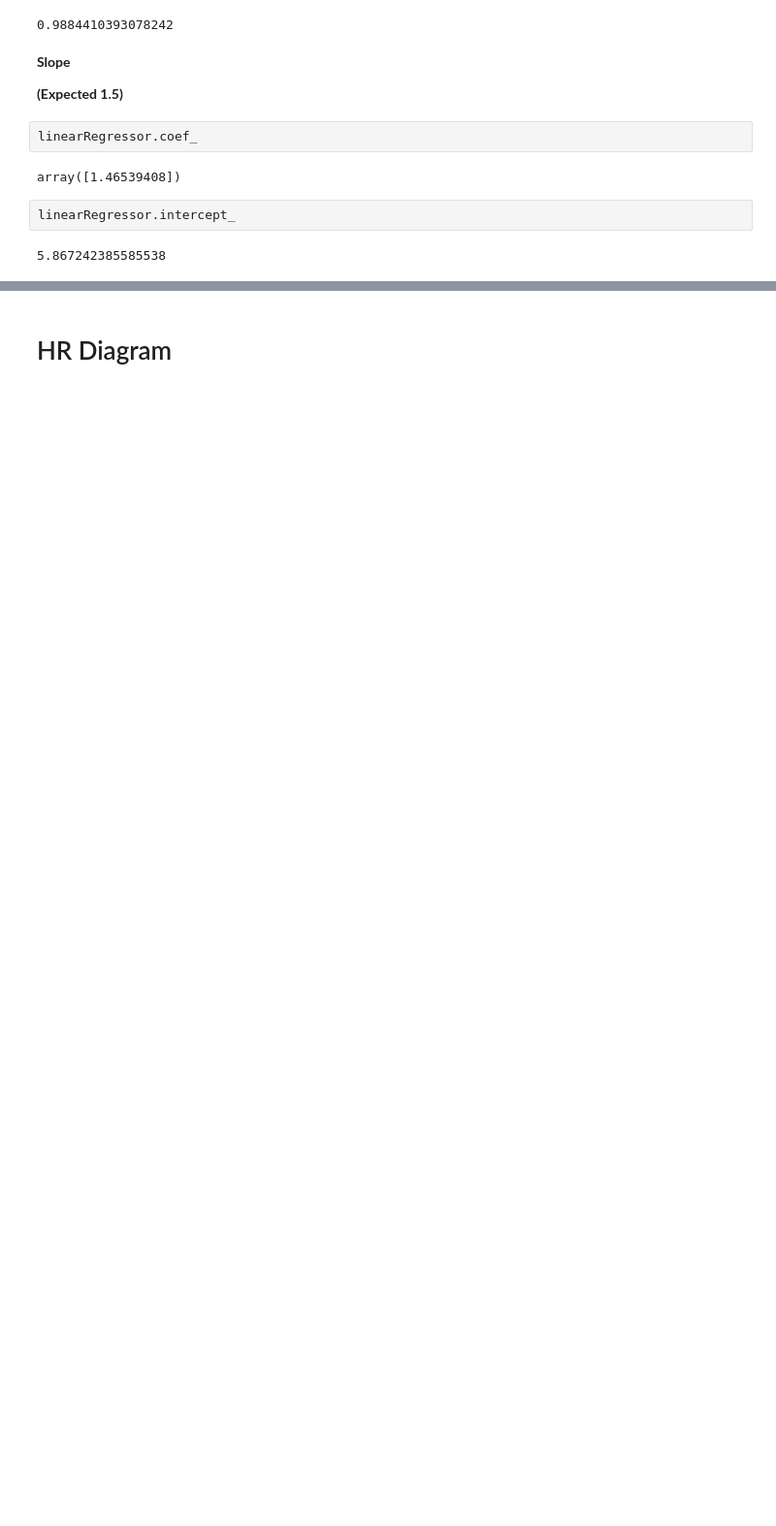
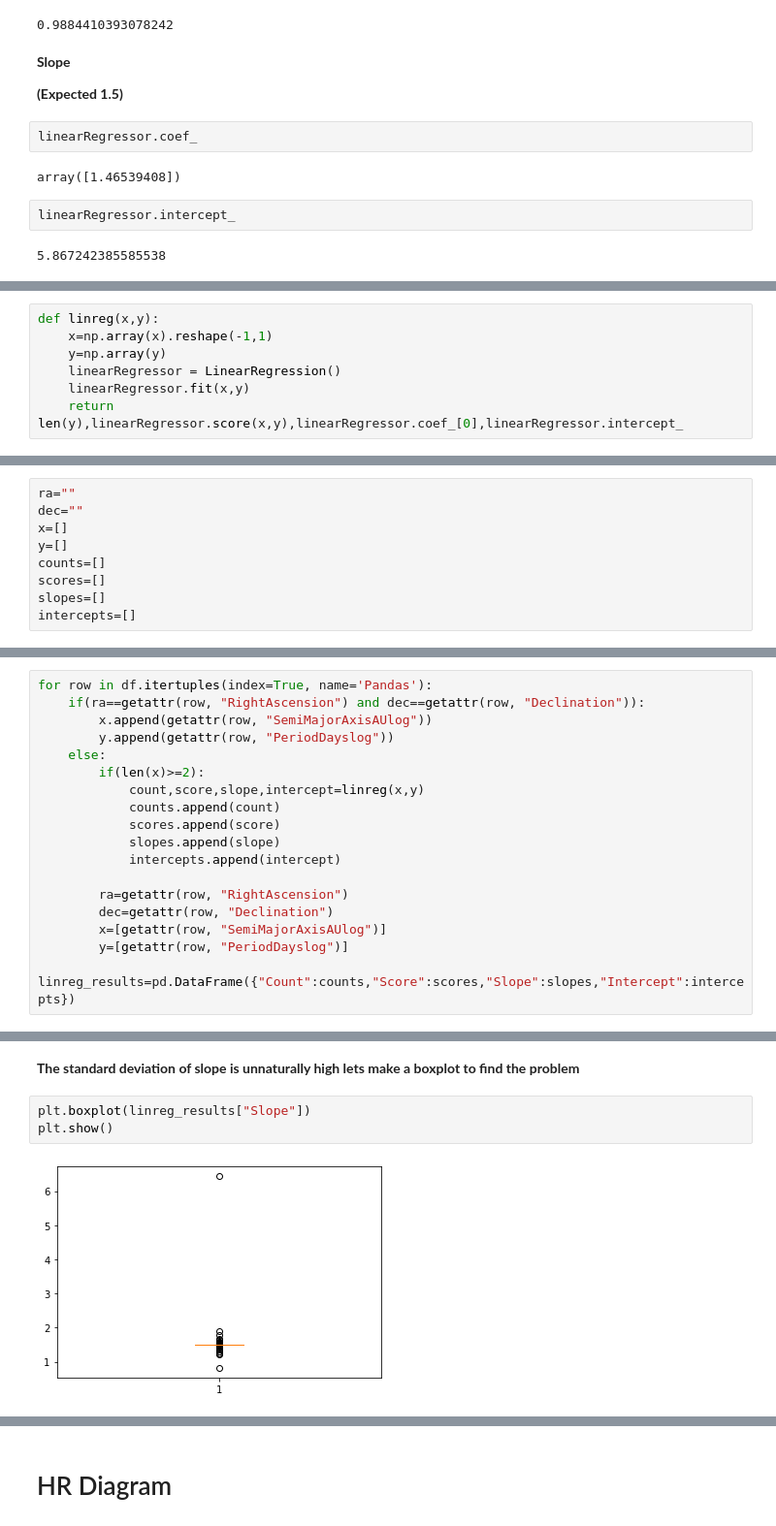
Before and after one commit to Varun221/exoplanet-analysis, a Jupyter notebook: analysis.ipynb, the cells around one changed output, grey strips where cells are left out. Shown: that part at 97% size. Cells and saved outputs as stored; diff of their text form; blank space fills up the shorter version.

```diff
--- a/analysis.ipynb
+++ b/analysis.ipynb
@@ -347,0 +403,7 @@ linearRegressor.intercept_
+# %%
+def linreg(x,y):
+    x=np.array(x).reshape(-1,1)
+    y=np.array(y)
+    linearRegressor = LinearRegression()
+    linearRegressor.fit(x,y)
+    return len(y),linearRegressor.score(x,y),linearRegressor.coef_[0],linearRegressor.intercept_
@@ -347,0 +412,9 @@ linearRegressor.intercept_
+# %%
+ra=""
+dec=""
+x=[]
+y=[]
+counts=[]
+scores=[]
+slopes=[]
+intercepts=[]
@@ -347,0 +424,19 @@ linearRegressor.intercept_
+# %%
+for row in df.itertuples(index=True, name='Pandas'):
+    if(ra==getattr(row, "RightAscension") and dec==getattr(row, "Declination")):
+        x.append(getattr(row, "SemiMajorAxisAUlog"))
+        y.append(getattr(row, "PeriodDayslog"))
+    else:
+        if(len(x)>=2):
+            count,score,slope,intercept=linreg(x,y)
+            counts.append(count)
+            scores.append(score)
+            slopes.append(slope)
+            intercepts.append(intercept)
+
+        ra=getattr(row, "RightAscension")
+        dec=getattr(row, "Declination")
+        x=[getattr(row, "SemiMajorAxisAUlog")]
+        y=[getattr(row, "PeriodDayslog")]
+
+linreg_results=pd.DataFrame({"Count":counts,"Score":scores,"Slope":slopes,"Intercept":intercepts})
@@ -347,0 +467,7 @@ linearRegressor.intercept_
+# %% [markdown]
+**The standard deviation of slope is unnaturally high lets make a boxplot to find the problem**
+# %%
+plt.boxplot(linreg_results["Slope"])
+plt.show()
+# %% [output]
+[figure, added]
```
Also changed, not shown: parts of 34 cells of this notebook, 1 other file.
